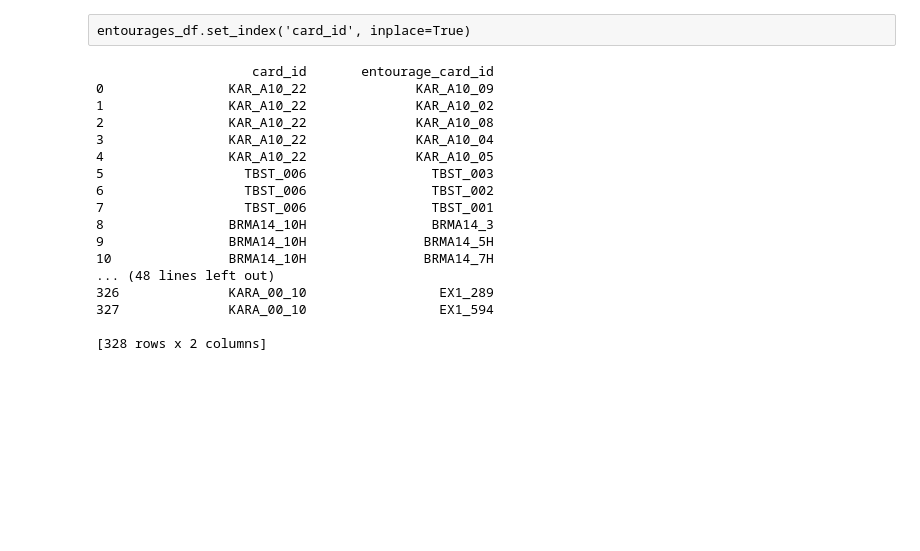
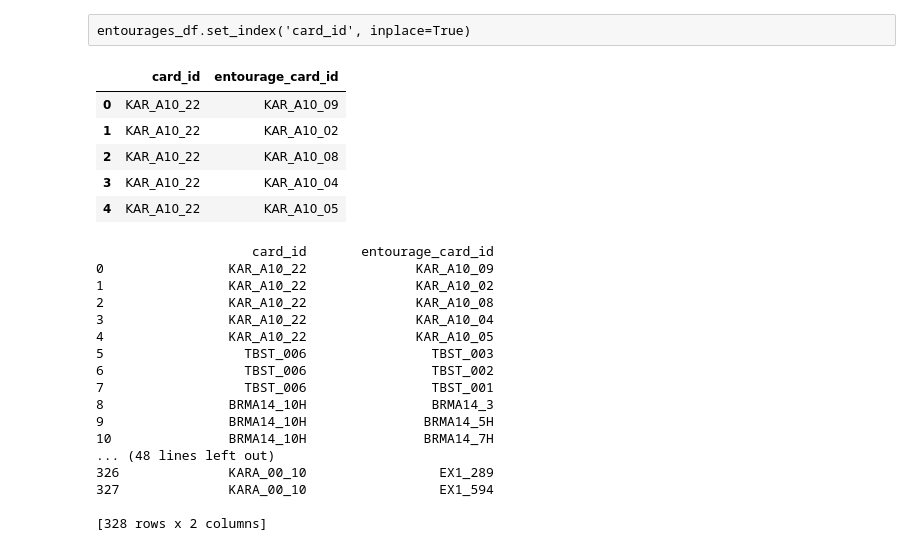
Before and after one commit to kathrinv/dsc-combining-dataframes-pandas-lab-nyc-ds-082619, a Jupyter notebook: index.ipynb, the cells around one changed output. Saved outputs shown, nothing was run; the diff lists cells and outputs as text; code cells hidden in the pictures; blank space fills up the shorter version.

```diff
--- a/index.ipynb
+++ b/index.ipynb
@@ -164,3 +162,12 @@ entourages
+# %%
+entourages_df.head()
+# %% [output]
+|  | card_id | entourage_card_id |
+| 0 | KAR_A10_22 | KAR_A10_09 |
+| 1 | KAR_A10_22 | KAR_A10_02 |
+| 2 | KAR_A10_22 | KAR_A10_08 |
+| 3 | KAR_A10_22 | KAR_A10_04 |
+| 4 | KAR_A10_22 | KAR_A10_05 |
 # %%
 entourages_df = pd.read_csv('entourages.csv')
 type(entourages_df)
```
Also changed, not shown: parts of 1 cell of this notebook.
